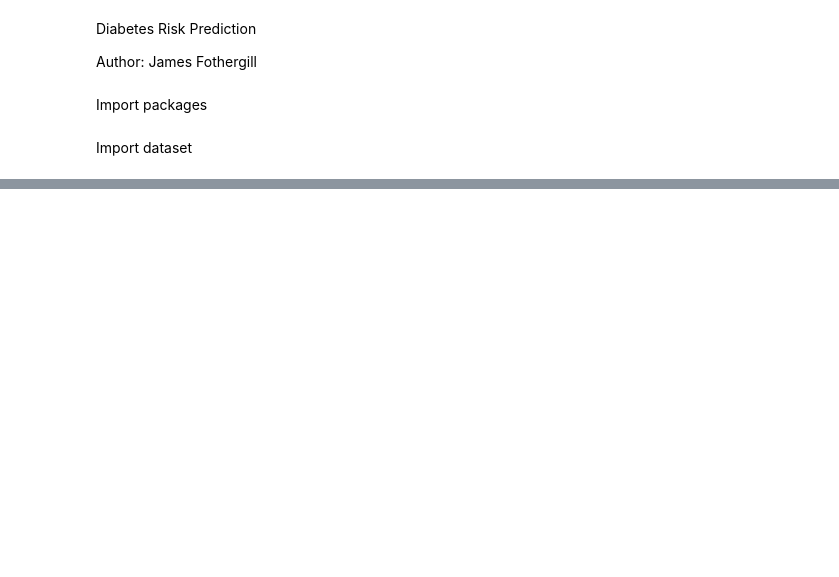
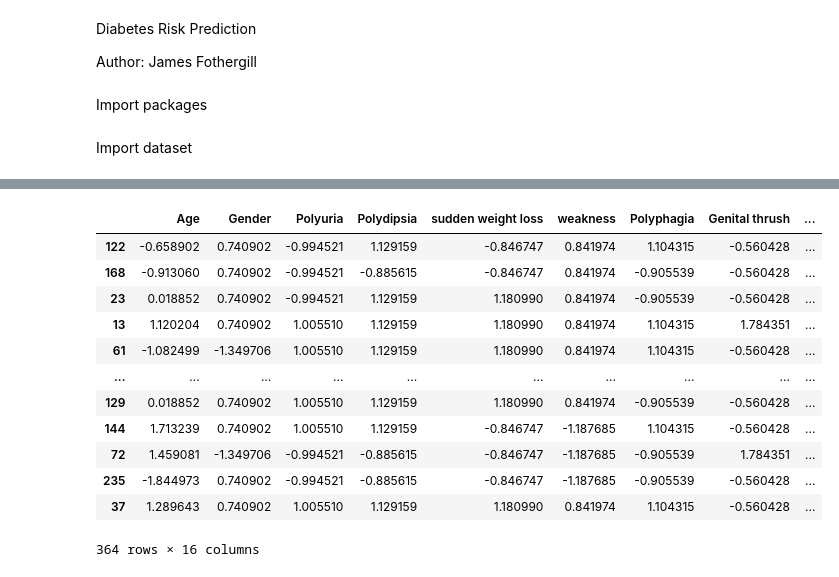
Before and after one commit to Meowmixforme/Kaggle_Machine_Learning_Projects, a Jupyter notebook: Project 3 Diabetes Risk Prediction/Diabetes_Risk_Prediction.ipynb, the cells around one changed output, grey strips where cells are left out. Saved outputs shown, nothing was run; the diff lists cells and outputs as text; code cells hidden in the pictures; blank space fills up the shorter version.

```diff
--- a/Project 3 Diabetes Risk Prediction/Diabetes_Risk_Prediction.ipynb
+++ b/Project 3 Diabetes Risk Prediction/Diabetes_Risk_Prediction.ipynb
@@ -25,0 +64,43 @@ data = pd.read_csv('diabetes_data_upload.csv')
+# %%
+def preprocess_inputs(df):
+    df = df.copy()
+
+    # Binary-encode Gender column
+    df['Gender'] = df['Gender'].replace({'Female': 0, 'Male': 1})
+
+    # Binary-encode the symptom columns
+    for column in df.columns.drop(['Age', 'Gender', 'class']):
+        df[column] = df[column].replace({'No': 0, 'Yes': 1})
+
+    # Split df into X and y
+    y = df['class']
+    X = df.drop('class', axis=1)
+
+    # Train-test split
+    X_train, X_test, y_train, y_test = train_test_split(X, y, train_size=0.7, shuffle=True, random_state=1)
+
+    # Scale X
+    scaler = StandardScaler()
+    scaler.fit(X_train)
+    X_train = pd.DataFrame(scaler.transform(X_train), index=X_train.index, columns=X_train.columns)
+    X_test = pd.DataFrame(scaler.transform(X_test), index=X_test.index, columns=X_test.columns)
+
+    return X_train, X_test, y_train, y_test
+# %%
+X_train, X_test, y_train, y_test = preprocess_inputs(data)
+# %%
+X_train
+# %% [output]
+|  | Age | Gender | Polyuria | Polydipsia | sudden weight loss | weakness | Polyphagia | Genital thrush | ... |
+| 122 | -0.658902 | 0.740902 | -0.994521 | 1.129159 | -0.846747 | 0.841974 | 1.104315 | -0.560428 | ... |
+| 168 | -0.913060 | 0.740902 | -0.994521 | -0.885615 | -0.846747 | 0.841974 | -0.905539 | -0.560428 | ... |
+| 23 | 0.018852 | 0.740902 | -0.994521 | 1.129159 | 1.180990 | 0.841974 | -0.905539 | -0.560428 | ... |
+| 13 | 1.120204 | 0.740902 | 1.005510 | 1.129159 | 1.180990 | 0.841974 | 1.104315 | 1.784351 | ... |
+| 61 | -1.082499 | -1.349706 | 1.005510 | 1.129159 | 1.180990 | 0.841974 | 1.104315 | -0.560428 | ... |
+| ... | ... | ... | ... | ... | ... | ... | ... | ... | ... |
+| 129 | 0.018852 | 0.740902 | 1.005510 | 1.129159 | 1.180990 | 0.841974 | -0.905539 | -0.560428 | ... |
+| 144 | 1.713239 | 0.740902 | 1.005510 | 1.129159 | -0.846747 | -1.187685 | 1.104315 | -0.560428 | ... |
+| 72 | 1.459081 | -1.349706 | -0.994521 | -0.885615 | -0.846747 | -1.187685 | -0.905539 | 1.784351 | ... |
+| 235 | -1.844973 | 0.740902 | -0.994521 | -0.885615 | -0.846747 | -1.187685 | -0.905539 | -0.560428 | ... |
+| 37 | 1.289643 | 0.740902 | 1.005510 | 1.129159 | 1.180990 | 0.841974 | 1.104315 | -0.560428 | ... |
+364 rows × 16 columns
```
Also changed, not shown: parts of 3 cells of this notebook.
